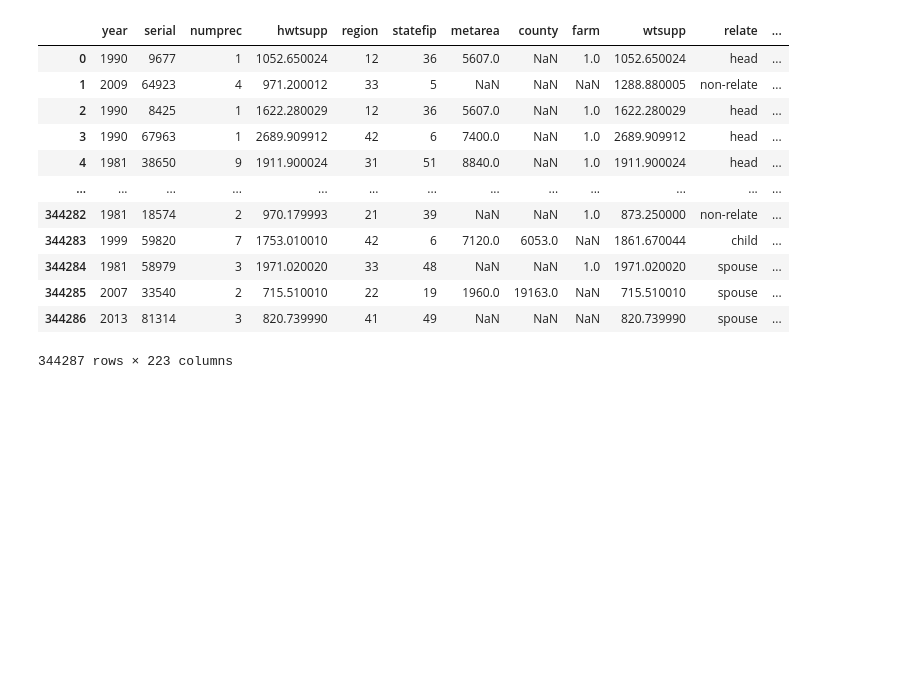
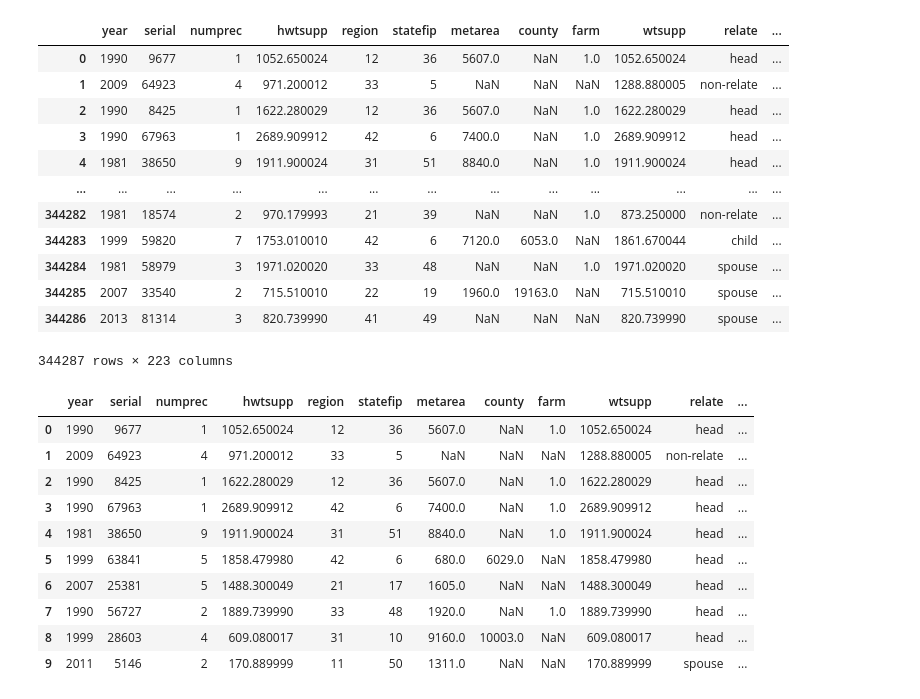
Before and after one commit to Pranshirastogi/Data-analytics-python-course-, a Jupyter notebook: Data Analytics/major project/work/gpg.ipynb, the cells around one changed output. Cells and saved outputs as stored; diff of their text form; code cells hidden in the pictures; blank space fills up the shorter version.

```diff
--- a/Data Analytics/major project/work/gpg.ipynb
+++ b/Data Analytics/major project/work/gpg.ipynb
@@ -153,0 +192,14 @@ df['empstat']=df['empstat'].apply(fix_employment_value)
+# %%
+df.head(10)
+# %% [output]
+|  | year | serial | numprec | hwtsupp | region | statefip | metarea | county | farm | wtsupp | relate | ... |
+| 0 | 1990 | 9677 | 1 | 1052.650024 | 12 | 36 | 5607.0 | NaN | 1.0 | 1052.650024 | head | ... |
+| 1 | 2009 | 64923 | 4 | 971.200012 | 33 | 5 | NaN | NaN | NaN | 1288.880005 | non-relate | ... |
+| 2 | 1990 | 8425 | 1 | 1622.280029 | 12 | 36 | 5607.0 | NaN | 1.0 | 1622.280029 | head | ... |
+| 3 | 1990 | 67963 | 1 | 2689.909912 | 42 | 6 | 7400.0 | NaN | 1.0 | 2689.909912 | head | ... |
+| 4 | 1981 | 38650 | 9 | 1911.900024 | 31 | 51 | 8840.0 | NaN | 1.0 | 1911.900024 | head | ... |
+| 5 | 1999 | 63841 | 5 | 1858.479980 | 42 | 6 | 680.0 | 6029.0 | NaN | 1858.479980 | head | ... |
+| 6 | 2007 | 25381 | 5 | 1488.300049 | 21 | 17 | 1605.0 | NaN | NaN | 1488.300049 | head | ... |
+| 7 | 1990 | 56727 | 2 | 1889.739990 | 33 | 48 | 1920.0 | NaN | 1.0 | 1889.739990 | head | ... |
+| 8 | 1999 | 28603 | 4 | 609.080017 | 31 | 10 | 9160.0 | 10003.0 | NaN | 609.080017 | head | ... |
+| 9 | 2011 | 5146 | 2 | 170.889999 | 11 | 50 | 1311.0 | NaN | NaN | 170.889999 | spouse | ... |
```
Also changed, not shown: parts of 12 cells of this notebook.
